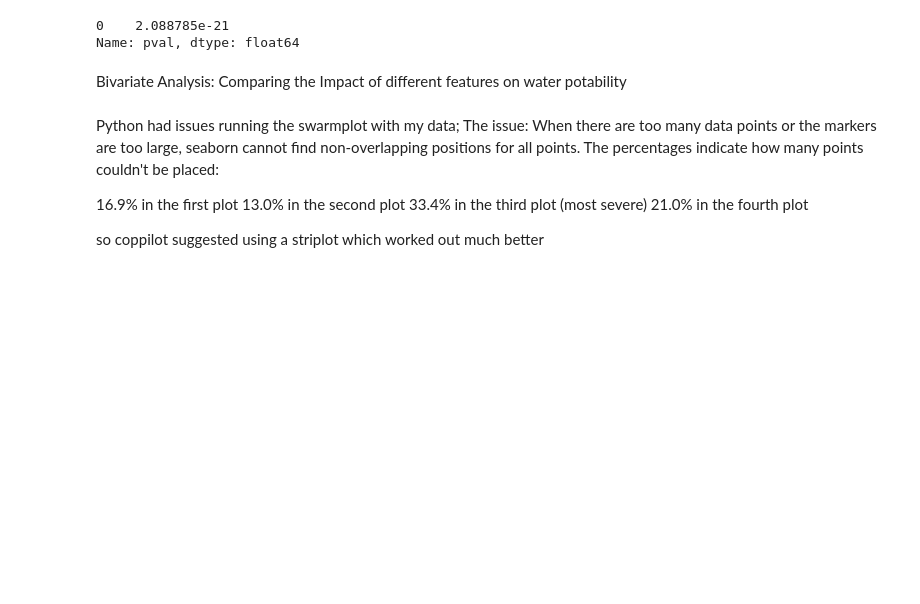
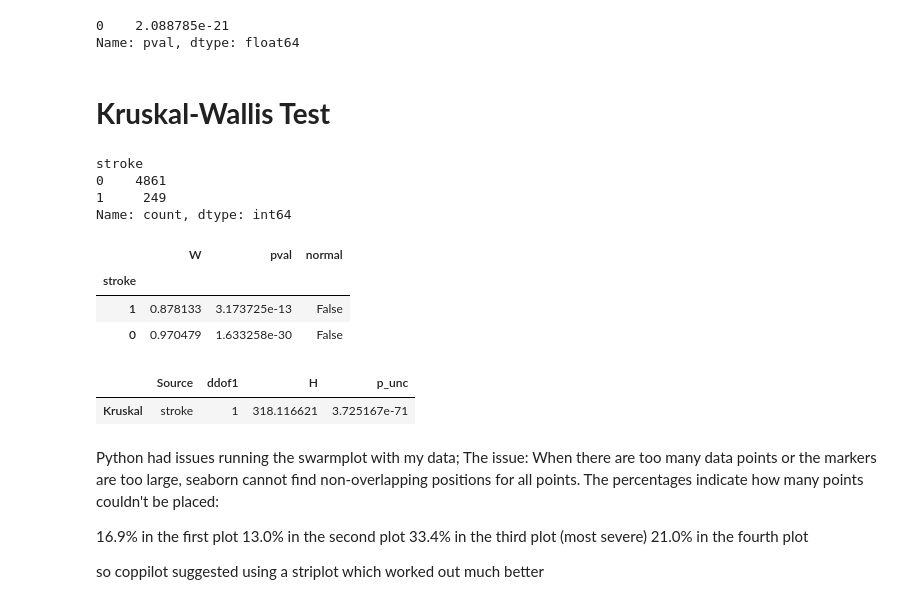
Before and after one commit to Lailah-Idrees/DA2_Assessment, a Jupyter notebook: jupyter_notebooks/Data_Visualisation.ipynb, the cells around one changed output. Drawn from its saved outputs; the diff is of its cells as text; code cells hidden in the pictures; blank space fills up the shorter version.

Commit message:
Started Krushal-Wallis test on one variable set

```diff
--- a/jupyter_notebooks/Data_Visualisation.ipynb
+++ b/jupyter_notebooks/Data_Visualisation.ipynb
@@ -787,2 +760,0 @@ Name: pval, dtype: float64
-# %% [markdown]
-Bivariate Analysis: Comparing the Impact of different features on water potability
@@ -821,3 +761,24 @@ Bivariate Analysis: Comparing the Impact of different features on water potabili
+# %% [markdown]
+# **Kruskal-Wallis Test** #
+# %%
+df['stroke'].value_counts()
+# %% [output]
+stroke
+0    4861
+1     249
+Name: count, dtype: int64
+# %%
+pg.normality(data=df, dv='age', group='stroke', alpha=0.05)
+# %% [output]
+|  | W | pval | normal |
+| stroke |  |  |  |
+| 1 | 0.878133 | 3.173725e-13 | False |
+| 0 | 0.970479 | 1.633258e-30 | False |
+# %%
+pg.kruskal(data=df, dv='age', between='stroke')
+# %% [output]
+|  | Source | ddof1 | H | p_unc |
+| Kruskal | stroke | 1 | 318.116621 | 3.725167e-71 |
 # %% [markdown]
 Python had issues running the swarmplot with my data; The issue: When there are too many data points or the markers are too large, seaborn cannot find non-overlapping positions for all points. The percentages indicate how many points couldn't be placed:
 
```
Also changed, not shown: parts of 11 cells of this notebook.
